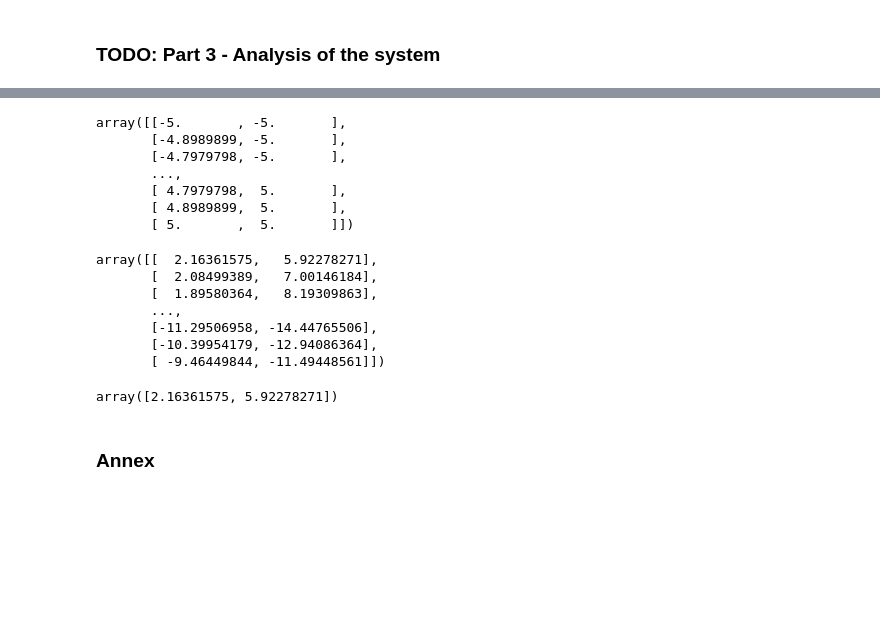
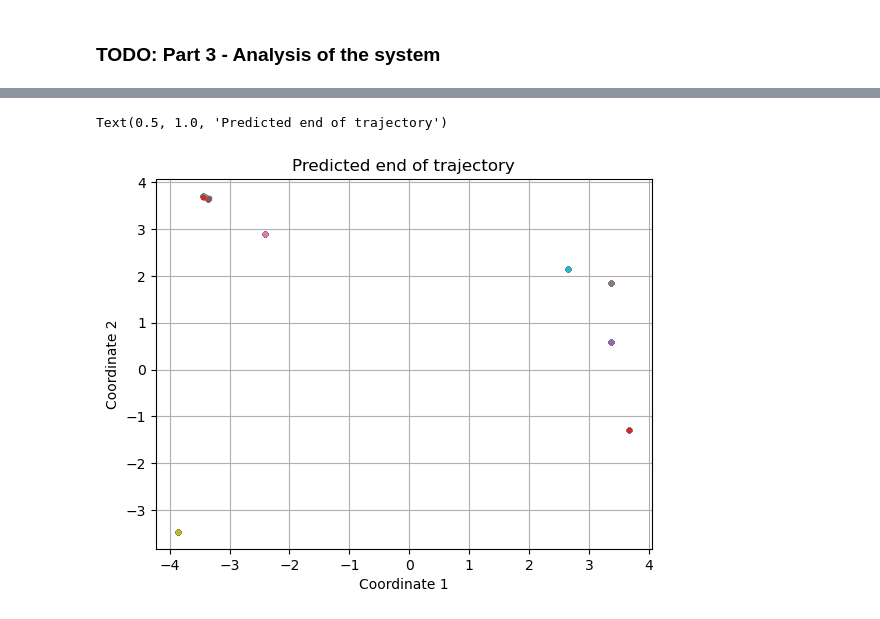
Before and after one commit to Augustin690/learning-dynamical-systems, a Jupyter notebook: src/part1/task3.ipynb, the cells around one changed output, grey strips where cells are left out. Saved outputs shown, nothing was run; the diff lists cells and outputs as text; code cells hidden in the pictures; blank space fills up the shorter version.

```diff
--- a/src/part1/task3.ipynb
+++ b/src/part1/task3.ipynb
@@ -222,52 +201,26 @@ array([[-5.       , -4.8989899, -4.7979798, ...,  4.7979798,  4.8989899,
-# %%
-positions
-# %% [output]
-array([[-5.       , -5.       ],
-       [-4.8989899, -5.       ],
-       [-4.7979798, -5.       ],
-       ...,
-       [ 4.7979798,  5.       ],
-       [ 4.8989899,  5.       ],
-       [ 5.       ,  5.       ]])
-# %%
-g(0, positions).reshape((10000,2))
-# %% [output]
-array([[  2.16361575,   5.92278271],
-       [  2.08499389,   7.00146184],
-       [  1.89580364,   8.19309863],
-       ...,
-       [-11.29506958, -14.44765506],
-       [-10.39954179, -12.94086364],
-       [ -9.46449844, -11.49448561]])
-# %%
-g(0, positions).reshape((10000,2))[0]
-# %% [output]
-array([2.16361575, 5.92278271])
-# %%
-for i, pos in enumerate(positions):
-    print(i)
-    vel = g(0, pos)
-    U.ravel()[i] = vel[0]
-    V.ravel()[i] = vel[1]
-
-# Plot the streamplot to visualize the vector field
-#plt.figure(figsize=(10, 8))
-plt.streamplot(X, Y, U, V, color='b')
-plt.title('Phase Portrait using Streamplot')
-plt.xlabel('X-axis')
-plt.ylabel('Y-axis')
-plt.grid()
-plt.show()
-# %% [markdown]
-### Annex
 # %%
 list_sol = []
-for i in range(len(t_eval_2)):
- list_sol.append(solve_2.y[:,i].reshape(2000,2))
+for i in range(len(t_evals_2)):
+ list_sol.append(solve_traj.y[:,i].reshape(2000,2))
 trajectories = []
 for j in range(len(x0)):
     trajectory = []
-    for i in range(len(t_eval_2)):
+    for i in range(len(t_evals_2)):
         trajectory.append(list_sol[i][j])
     trajectories.append(trajectory)
+for k in range(len(trajectories)) :
+    trajectory_k = np.array(trajectories[k])
+    plt.plot(trajectory_k[T_end,0],trajectory_k[T_end,1], '.')
+    #print(trajectory_k[99,0])
+    #print(trajectory_k[99,1])
+    #plt.plot(-0.74680196,  1.98292044, 'o', color = 'r')
+    plt.xlabel("Coordinate 1")
+    plt.ylabel("Coordinate 2")
+#plt.quiver(x0[:,0], x0[:,1], approx_field[:,0], approx_field[:,1], color= 'r')
+#plt.scatter(x0[:,0],x0[:,1], label = 'X0', alpha= 0.5, marker= '.')
+plt.grid()
+plt.title("Predicted end of trajectory")
+# %% [output]
+Text(0.5, 1.0, 'Predicted end of trajectory')
+[figure, added]
 # %%
```
Also changed, not shown: parts of 23 cells of this notebook, 2 other files.
